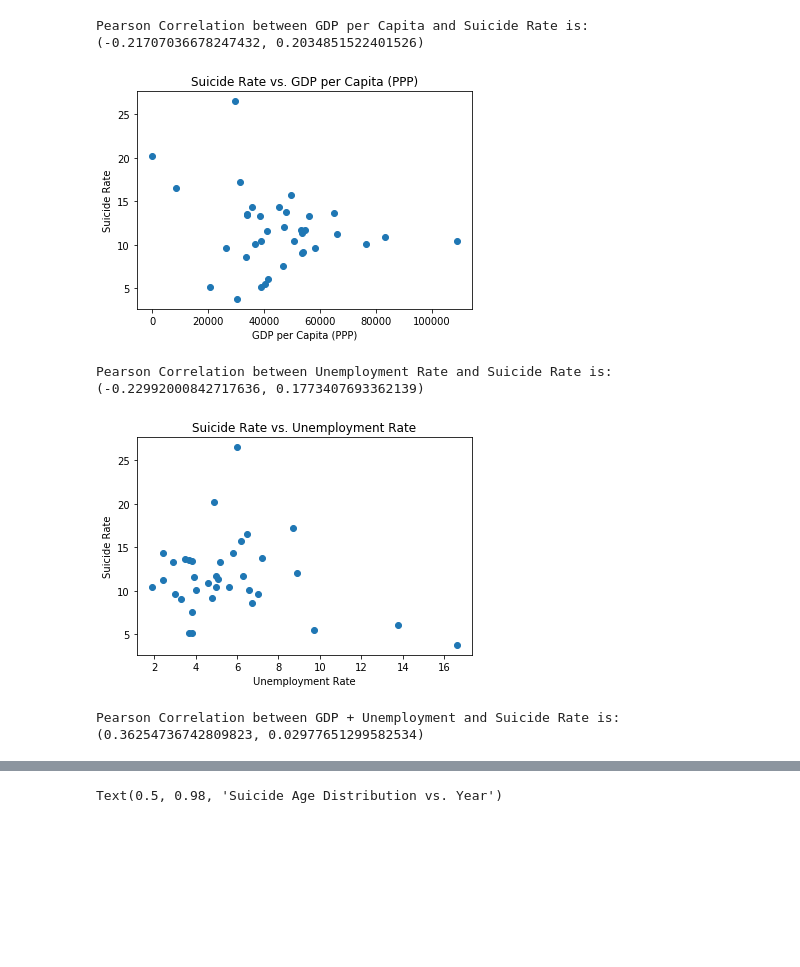
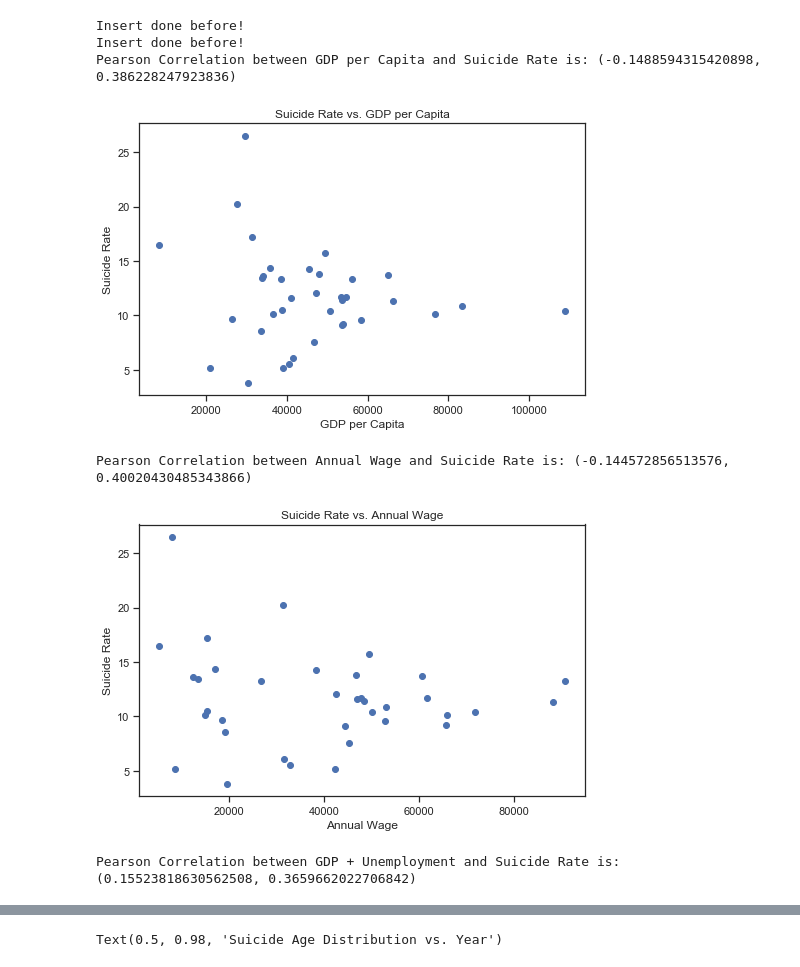
Before and after one commit to Yueeeeeeee/COGS9_Project, a Jupyter notebook: Algo.ipynb, the cells around one changed output, grey strips where cells are left out. Drawn from its saved outputs; the diff is of its cells as text; code cells hidden in the pictures; blank space fills up the shorter version.

```diff
--- a/Algo.ipynb
+++ b/Algo.ipynb
@@ -124,6 +124,10 @@ except:
     print('Insert done before!')
 
 data_pic2 = data_pic1 # very important
+data_pic2.iloc[3, 4] = 19.70 # India, not a good way to modify data
+
+sns.set(style="ticks")
+sns.set_context({"figure.figsize": (8, 5)})
 
 correlation = stats.pearsonr(normalize(data_pic2['Hours']), normalize(data_pic2['Rate']))
 print('Pearson Correlation between Annual Working Hours and Suicide Rate is:', correlation)
@@ -155,57 +159,67 @@ Pearson Correlation between Hours + Productivity and Suicide Rate is: (0.3548536
 # %%
-data_pic3 = pd.read_excel('unemployment.xlsx').values
-unemployment = defaultdict(float)
+data_pic3 = pd.read_excel('wage.xlsx').values
+wage = defaultdict(float)
 for i in range(len(data_pic3)):
-    unemployment[countries[data_pic3[i, 1].strip()]] = data_pic3[i, 2]
+    wage[countries[data_pic3[i, 1].strip()]] = data_pic3[i, 2]
 
 data1 = []
 for i in data_pic2['Code']:
-    data1.append(unemployment[i])
+    data1.append(wage[i])
 try:
-    data_pic2.insert(5, 'Unemployment', data1)
+    data_pic2.insert(5, 'Wage', data1)
 except:
     print('Insert done before!')
 
 data_pic4 = pd.read_excel('gdp.xlsx').values
 gdp_ppp = defaultdict(float)
 for i in range(len(data_pic4)):
     gdp_ppp[countries[data_pic4[i, 1].strip()]] = data_pic4[i, 2]
 
 data2 = []
 for i in data_pic2['Code']:
     data2.append(gdp_ppp[i])
 try:
     data_pic2.insert(6, 'GDP', data2)
 except:
     print('Insert done before!')
 
+data_pic2.iloc[3, 5] = 5350 # Inida
+data_pic2.iloc[5, 5] = 8040 # Russia
+data_pic2.iloc[1, 6] = 27600 # Korea
+
+
+sns.set(style="ticks")
+sns.set_context({"figure.figsize": (8, 5)})
+
 correlation = stats.pearsonr(normalize(data_pic2['GDP']), normalize(data_pic2['Rate']))
 print('Pearson Correlation between GDP per Capita and Suicide Rate is:', correlation)
 plt.plot(data_pic2['GDP'], data_pic2['Rate'], 'o')
-plt.xlabel('GDP per Capita (PPP)')
+plt.xlabel('GDP per Capita')
 plt.ylabel('Suicide Rate')
-plt.title('Suicide Rate vs. GDP per Capita (PPP)')
+plt.title('Suicide Rate vs. GDP per Capita')
 plt.show()
 
-correlation = stats.pearsonr(normalize(data_pic2['Unemployment']), normalize(data_pic2['Rate']))
-print('Pearson Correlation between Unemployment Rate and Suicide Rate is:', correlation)
-plt.plot(data_pic2['Unemployment'], data_pic2['Rate'], 'o')
-plt.xlabel('Unemployment Rate')
+correlation = stats.pearsonr(normalize(data_pic2['Wage']), normalize(data_pic2['Rate']))
+print('Pearson Correlation between Annual Wage and Suicide Rate is:', correlation)
+plt.plot(data_pic2['Wage'], data_pic2['Rate'], 'o')
+plt.xlabel('Annual Wage')
 plt.ylabel('Suicide Rate')
-plt.title('Suicide Rate vs. Unemployment Rate')
+plt.title('Suicide Rate vs. Annual Wage')
 plt.show()
 
 reg = linear_model.LinearRegression()
-reg.fit(data_pic2[['GDP', 'Unemployment']], data_pic2['Rate'])
-y = reg.predict(data_pic2[['GDP', 'Unemployment']])
+reg.fit(data_pic2[['GDP', 'Wage']], data_pic2['Rate'])
+y = reg.predict(data_pic2[['GDP', 'Wage']])
 correlation1 = stats.pearsonr(normalize(y), normalize(data_pic2['Rate']))
 print('Pearson Correlation between GDP + Unemployment and Suicide Rate is:', correlation1)
 # %% [output]
-Pearson Correlation between GDP per Capita and Suicide Rate is: (-0.21707036678247432, 0.2034851522401526)
+Insert done before!
+Insert done before!
+Pearson Correlation between GDP per Capita and Suicide Rate is: (-0.1488594315420898, 0.386228247923836)
-[figure, old version]
+[figure, new version]
-Pearson Correlation between Unemployment Rate and Suicide Rate is: (-0.22992000842717636, 0.1773407693362139)
+Pearson Correlation between Annual Wage and Suicide Rate is: (-0.144572856513576, 0.40020430485343866)
-[figure, old version]
+[figure, new version]
-Pearson Correlation between GDP + Unemployment and Suicide Rate is: (0.36254736742809823, 0.02977651299582534)
+Pearson Correlation between GDP + Unemployment and Suicide Rate is: (0.15523818630562508, 0.3659662022706842)
 # %%
 data_pic5 = pd.read_excel('welfare.xlsx').values
 welfare = defaultdict(float)
```
Also changed, not shown: parts of 6 cells of this notebook.
